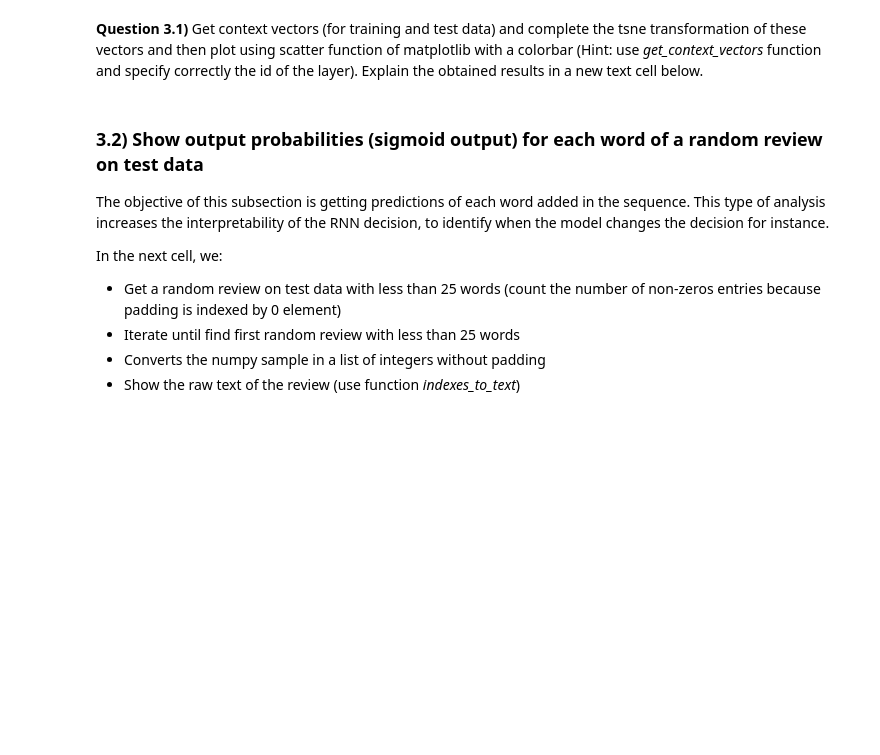
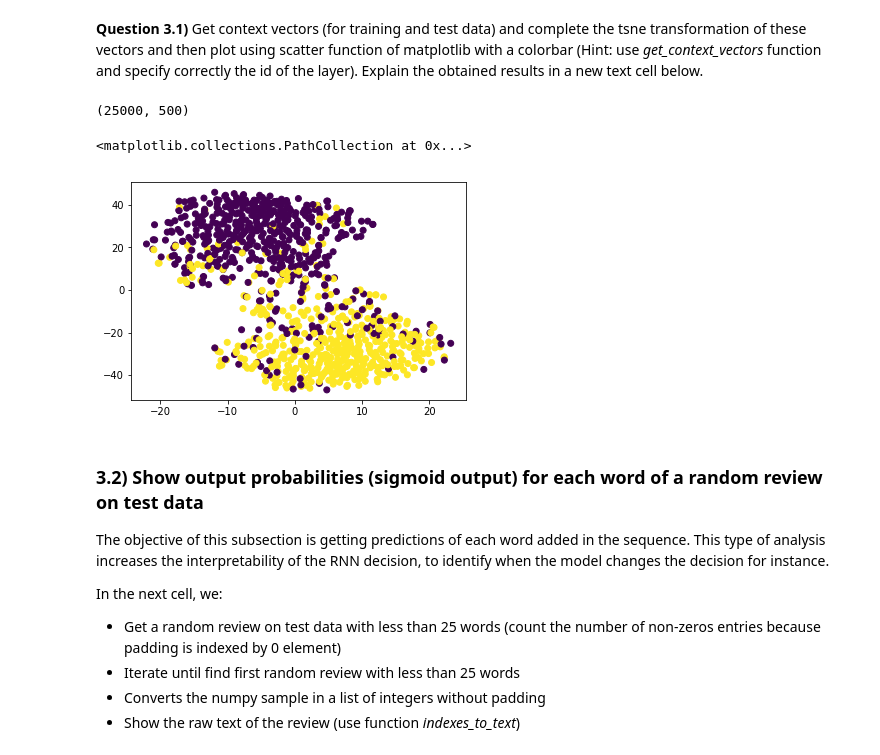
Before and after one commit to iqdecay/DeepLearning, a Jupyter notebook: LabSession6-RNN-IMDB-student.ipynb, the cells around one changed output. Cells and saved outputs as stored; diff of their text form; code cells hidden in the pictures; blank space fills up the shorter version.

```diff
--- a/LabSession6-RNN-IMDB-student.ipynb
+++ b/LabSession6-RNN-IMDB-student.ipynb
@@ -372,9 +388,17 @@ def get_context_vectors(model, X, id_rnn_layer = 1):
 # %%
 # Only plot a sub-sampling of the dataset
 n_subsamples = 1000
 
 # Please get context vectors and complete the tsne transformation of these vectors
-### TO DO ###
+print(X_test.shape)
+context_vector_test=get_context_vectors(model,X_test[:n_subsamples],1)
+X_test_TSNE = TSNE(n_components=2).fit_transform(context_vector_test)
+
+plt.scatter(X_test_TSNE[:, 0], X_test_TSNE[:, 1], c=y_test[:n_subsamples])
+# %% [output]
+(25000, 500)
+<matplotlib.collections.PathCollection at 0x...>
+[figure, added]
 # %% [markdown]
 ### 3.2) Show output probabilities (sigmoid output) for each word of a random review on test data
 
```
Also changed, not shown: parts of 9 cells of this notebook, 1 other file.
